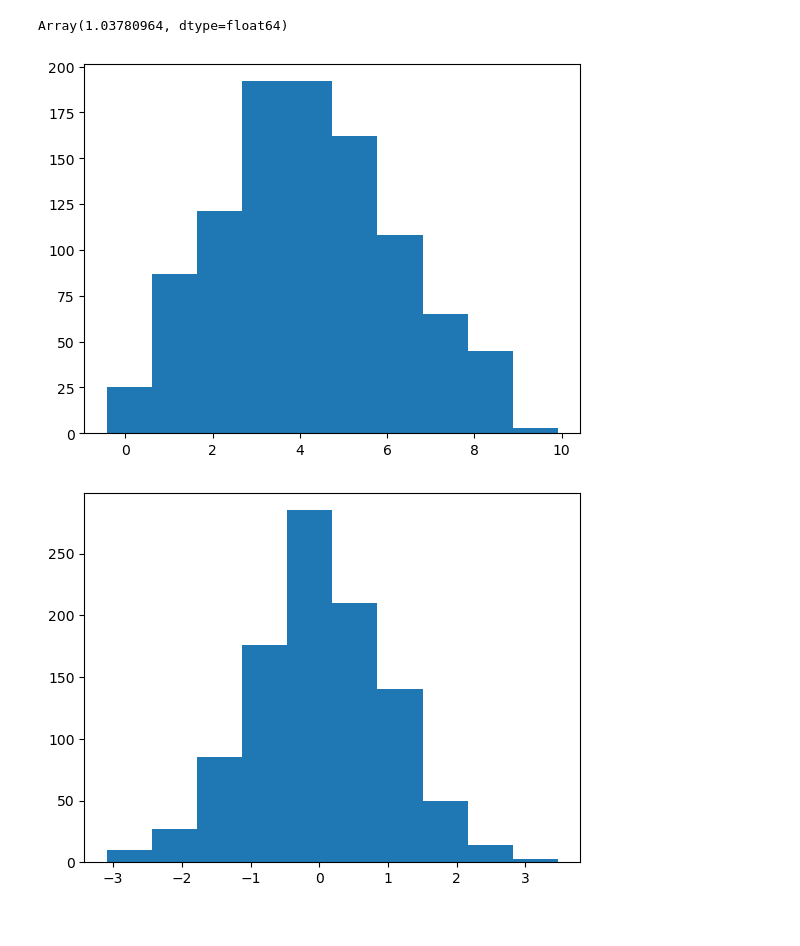
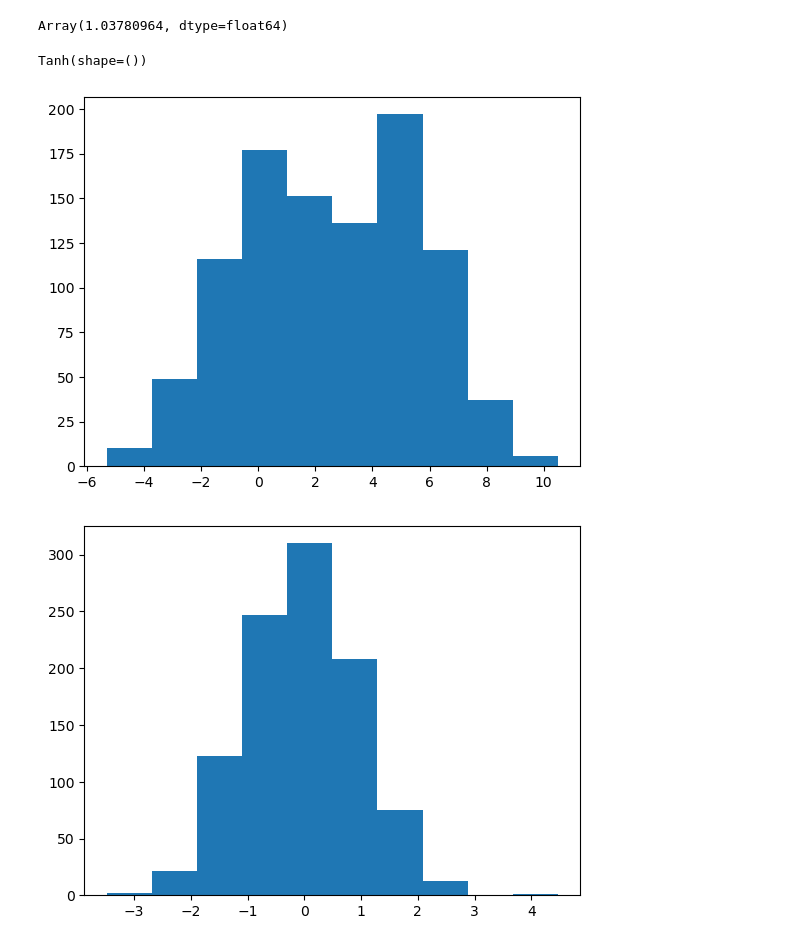
Before and after one commit to llaurabatt/frugal-flows, a Jupyter notebook: simulate_y.ipynb, the cells around one changed output. Drawn from its saved outputs; the diff is of its cells as text; code cells hidden in the pictures.

```diff
--- a/simulate_y.ipynb
+++ b/simulate_y.ipynb
@@ -156,0 +67,4 @@ def sample_outcome(frugal_flow: AbstractDistribution,
+# %%
+frugal_flow.bijection.bijections[4].bijections[0].bijection
+# %% [output]
+Tanh(shape=())
@@ -161,30 +232,32 @@ causal_cdf=UnivariateNormalCDF,
 causal_condition= jnp.hstack([jnp.ones(int(n_samples/2))*0, jnp.ones(int(n_samples/2))*1]).astype(int)
 # %%
 treatment_kwargs={'ate':5} #, 'const':0., 'scale':1.}
-my_outcome = sample_outcome(frugal_flow=frugal_flow,
+my_outcome = sample_outcome(
+            frugal_flow=frugal_flow,
              key=keys[9],
             n_samples=n_samples,
+            # u_yx=jr.uniform(keys[2],(n_samples,)),
             causal_model='location_translation',
-            causal_condition=causal_condition,
-            affine_to_standard=False,
+            causal_condition=causal_condition[:,None],
             **treatment_kwargs)
 
 plt.hist(my_outcome);
 # %% [output]
-[figure, old version]
+[figure, new version]
 # %%
 treatment_kwargs={'ate':5, 'const':0., 'scale':1.}
-my_outcome  = sample_outcome(frugal_flow=frugal_flow,
+my_outcome  = sample_outcome(
+            # frugal_flow=frugal_flow,
+            u_yx=jr.uniform(keys[2],(n_samples,)),
              key=keys[9],
             n_samples=n_samples,
             causal_model='causal_cdf',
             causal_cdf=UnivariateNormalCDF,
             causal_condition=causal_condition,
-            affine_to_standard=True,
             **treatment_kwargs)
 
 plt.hist(my_outcome);
 # %% [output]
-[figure, old version]
+[figure, new version]
 # %%
 treatment_kwargs={'ate':5, 'const':0.}
```
Also changed, not shown: parts of 8 cells of this notebook, 1 other file.
